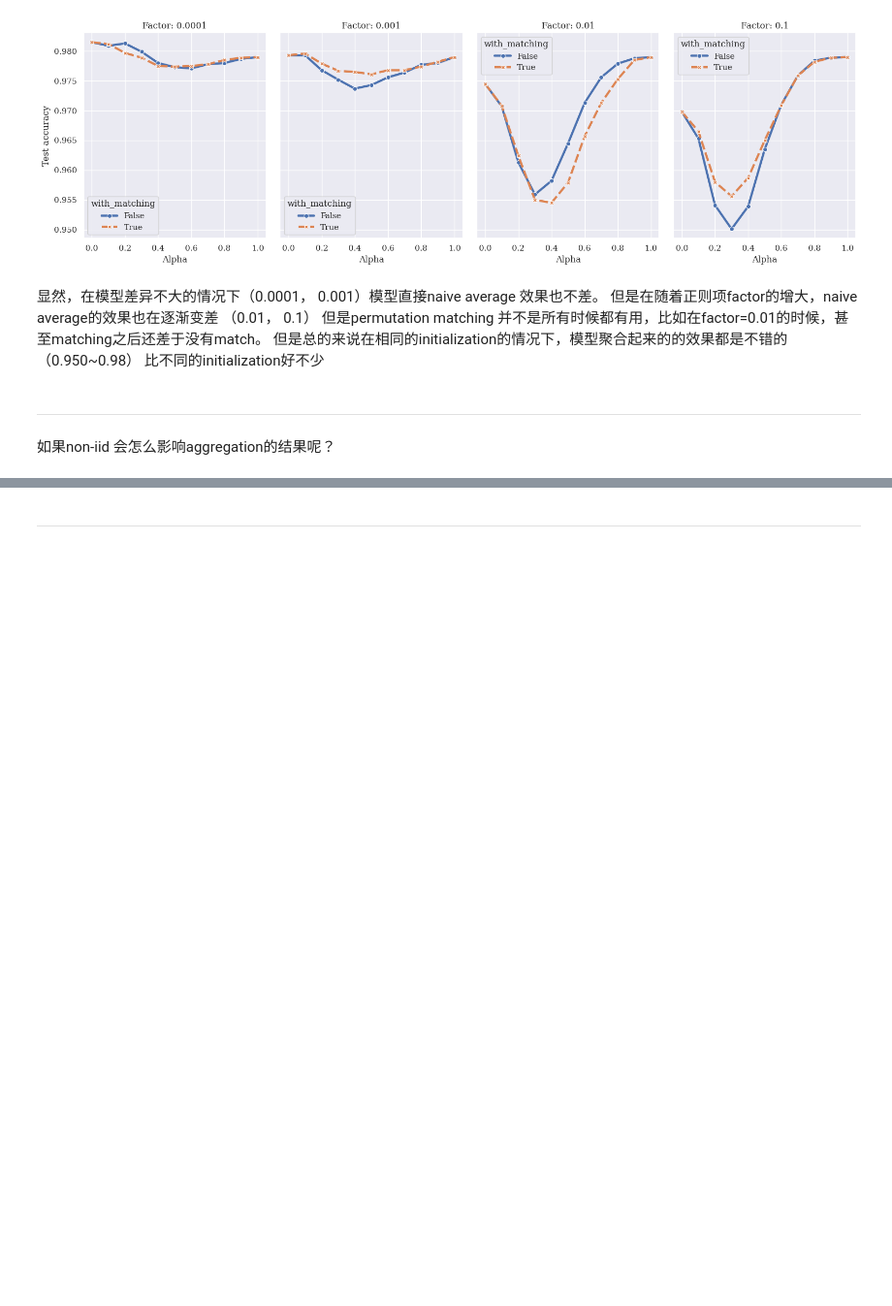
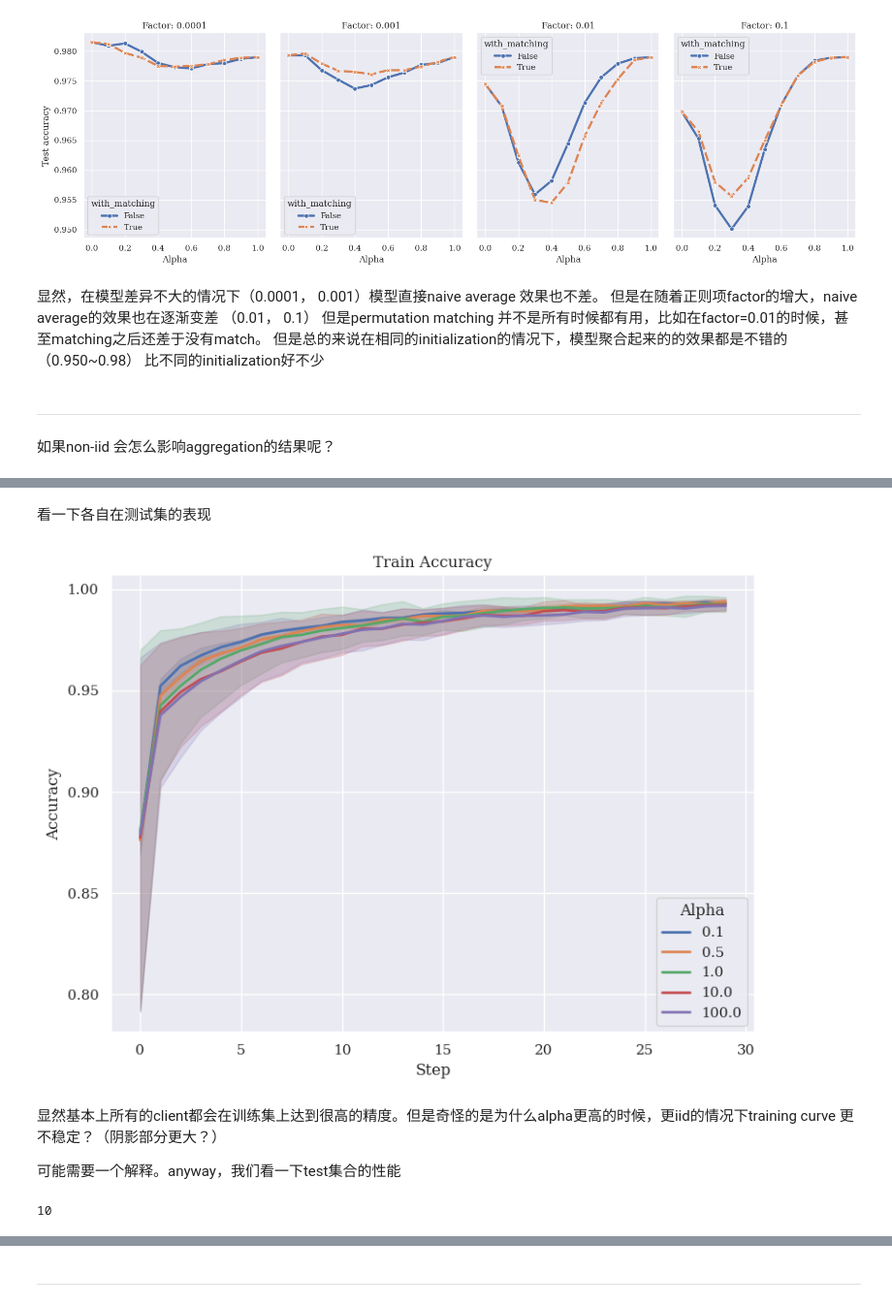
Before and after one commit to PengHongyiNTU/scaler-symmetry, a Jupyter notebook: examples.ipynb, the cells around one changed output, grey strips where cells are left out. Shown at 97% size. Saved outputs shown, nothing was run; the diff lists cells and outputs as text; code cells hidden in the pictures; blank space fills up the shorter version.

Commit message:
sanity check for permutation

```diff
--- a/examples.ipynb
+++ b/examples.ipynb
@@ -445,0 +565,53 @@ class NonIIDExperimentsSepcGenerator(SpecGenerator):
+# %% [markdown]
+看一下各自在测试集的表现
+# %%
+import pandas as pd
+import os
+import seaborn as sns
+import matplotlib.pyplot as plt
+from utils import prepare_sns
+
+csv_paths = os.listdir("different_niid_alphas/logs")
+df = pd.DataFrame()
+
+prepare_sns()
+
+for csv_path in csv_paths:
+    csv_file = os.path.join("different_niid_alphas/logs", csv_path)
+    alpha = float(csv_path.split("_")[1])
+    client = int(csv_path.split("_")[3].rstrip(".csv"))
+    temp_df = pd.read_csv(csv_file)
+    temp_df['step'] = temp_df['step']
+    temp_df['accuracy'] = temp_df['train_epoch_MulticlassAccuracy']
+    temp_df['alpha'] = alpha
+    temp_df['client'] = client
+    temp_df = temp_df[['step', 'accuracy', 'alpha', 'client']]
+    temp_df.dropna(inplace=True)
+    temp_df['epoch'] = temp_df.reset_index().index
+    df = pd.concat([df, temp_df], axis=0, ignore_index=True)
+
+df = df.sort_values(by=['alpha', 'step'], ascending=False)
+df['alpha'] = df['alpha'].astype('category')
+df['client'] = df['client'].astype('category')
+
+fig, ax = plt.subplots(1, 1, figsize=(8, 6))
+
+sns.lineplot(data=df, x='epoch', y='accuracy',
+             ax=ax, hue='alpha', linewidth=2,
+             dashes=False, err_style='band', )
+
+ax.set_title("Train Accuracy")
+ax.set_xlabel("Step")
+ax.set_ylabel("Accuracy")
+
+# Change the legend title to alpha
+handles, labels = ax.get_legend_handles_labels()
+ax.legend(handles=handles, labels=labels, title='Alpha', loc='lower right')
+
+plt.tight_layout()
+# %% [output]
+[figure, added]
+# %% [markdown]
+显然基本上所有的client都会在训练集上达到很高的精度。但是奇怪的是为什么alpha更高的时候，更iid的情况下training curve 更不稳定？（阴影部分更大？）
+
+可能需要一个解释。anyway，我们看一下test集合的性能
@@ -445,0 +649,27 @@ class NonIIDExperimentsSepcGenerator(SpecGenerator):
+# %%
+specs = []
+from parallel import TaskSpec, ParallelExecutor
+import torch
+from utils import build_mlp_model, prepare_dataset
+import os
+from trainer import DefaultTrainer
+
+for dir in os.listdir("different_niid_alphas/checkpoints"):
+    alpha = float(dir.split("_")[1])
+    ckpt_dir = os.path.join("different_niid_alphas/checkpoints", dir)
+    for ckpt in os.listdir(ckpt_dir):
+        ckpt_path = os.path.join(ckpt_dir, ckpt)
+        # client_id = int(ckpt.split("_")[3].rstrip(".pth"))
+        client_id = int(ckpt.split("_")[3])
+        ckpt = torch.load(ckpt_path)
+        model_state_dict = ckpt['model_state_dict']
+        spec = TaskSpec(
+            id=f"alpha_{alpha}_client_{client_id}",
+            args=(model_state_dict,
+                  build_mlp_model, 'cuda'),
+            kwargs={},
+        )
+        specs.append(spec)
+print(len(specs))
+# %% [output]
+10
```
Also changed, not shown: parts of 24 cells of this notebook, 15 other files.
